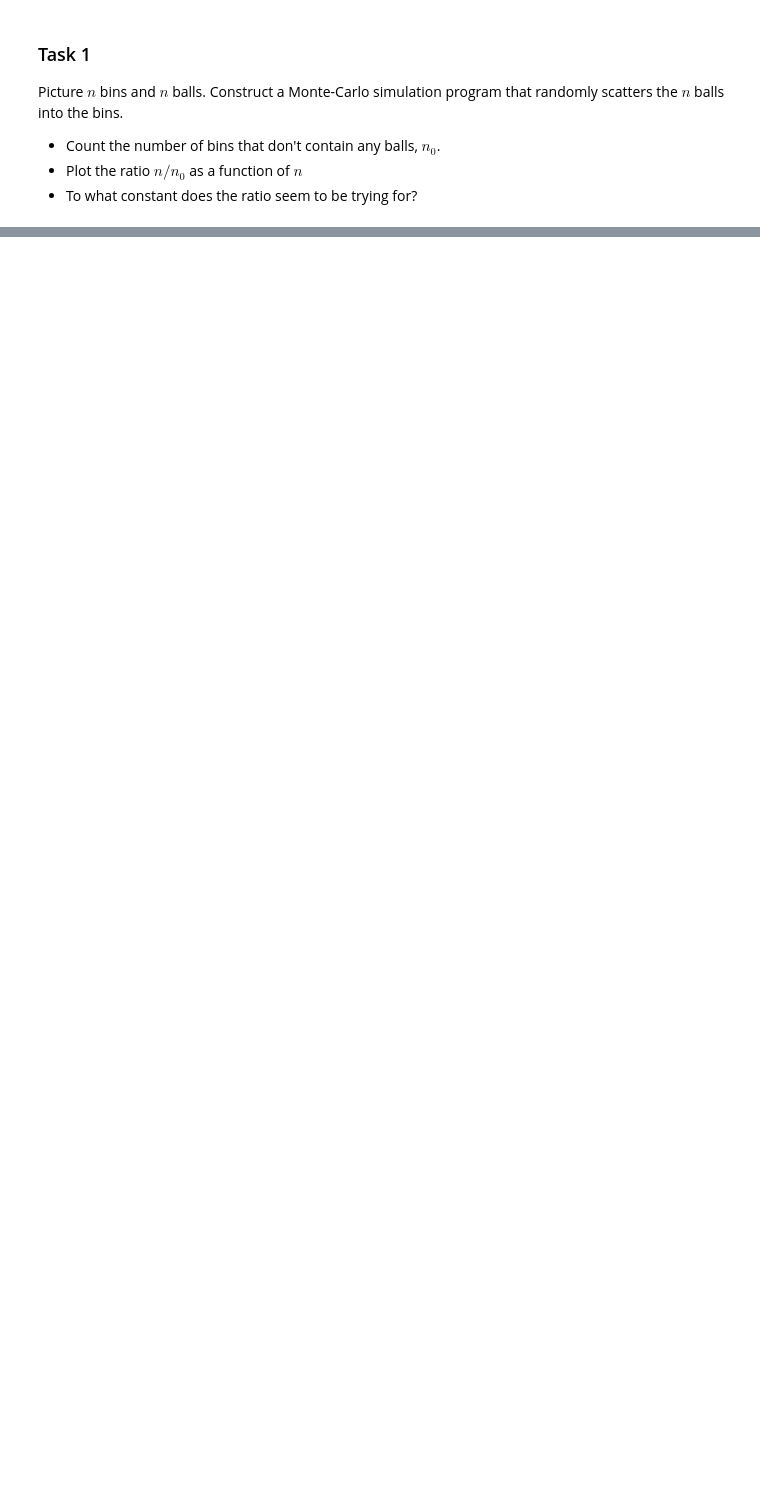
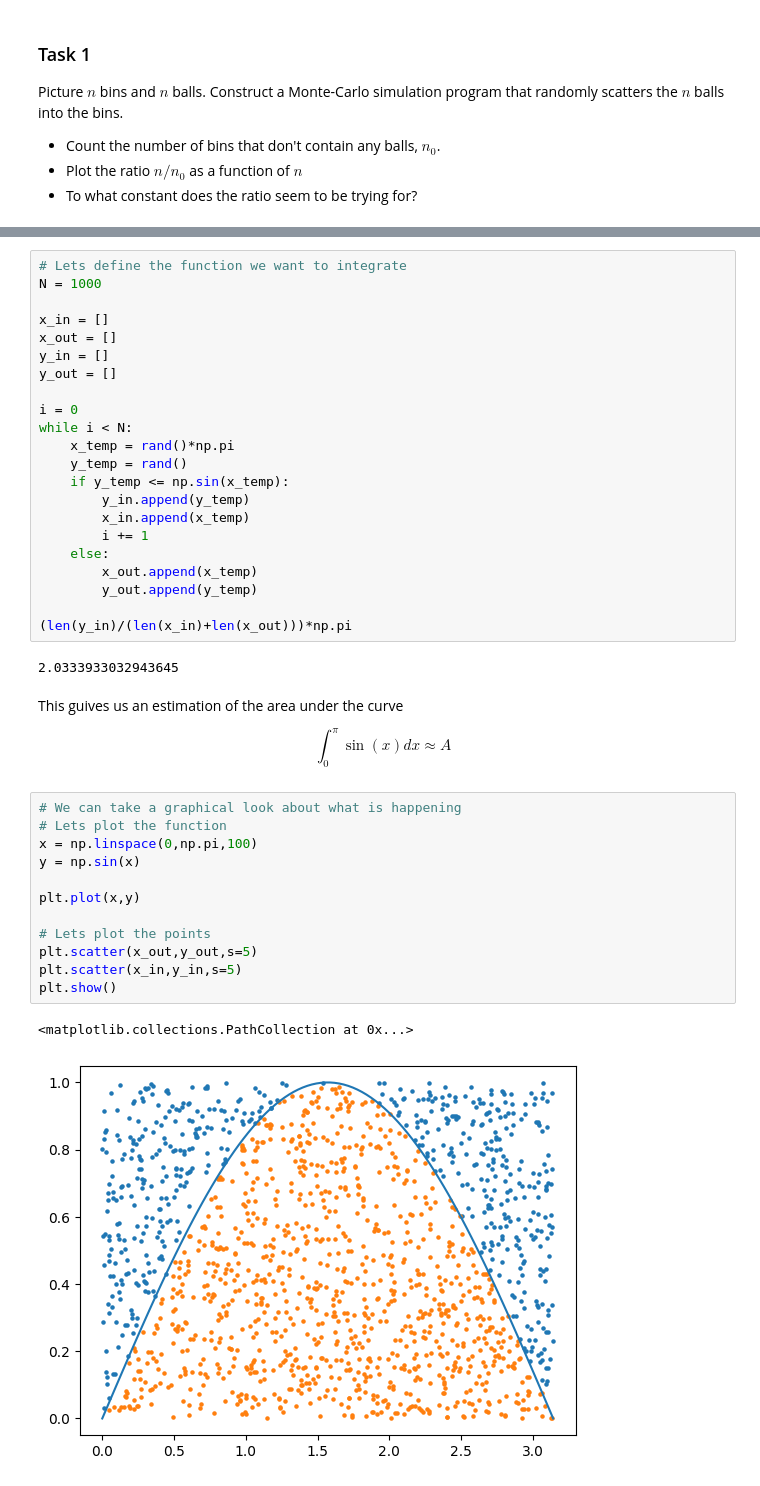
Before and after one commit to FelixCabrera23/Python_for_scientis_101, a Jupyter notebook: Class01/Montecarlo_class1.ipynb, the cells around one changed output, grey strips where cells are left out. Saved outputs shown, nothing was run; the diff lists cells and outputs as text; blank space fills up the shorter version.

```diff
--- a/Class01/Montecarlo_class1.ipynb
+++ b/Class01/Montecarlo_class1.ipynb
@@ -195,0 +212,43 @@ Picture $n$ bins and $n$ balls. Construct a Monte-Carlo simulation program that
+# %%
+# Lets define the function we want to integrate
+N = 1000
+
+x_in = []
+x_out = []
+y_in = []
+y_out = []
+
+i = 0
+while i < N:
+    x_temp = rand()*np.pi
+    y_temp = rand()
+    if y_temp <= np.sin(x_temp):
+        y_in.append(y_temp)
+        x_in.append(x_temp)
+        i += 1
+    else:
+        x_out.append(x_temp)
+        y_out.append(y_temp)
+
+(len(y_in)/(len(x_in)+len(x_out)))*np.pi
+# %% [output]
+2.0333933032943645
+# %% [markdown]
+This guives us an estimation of the area under the curve
+
+$$ \int_0^\pi \sin(x) d x \approx A$$
+# %%
+# We can take a graphical look about what is happening
+# Lets plot the function
+x = np.linspace(0,np.pi,100)
+y = np.sin(x)
+
+plt.plot(x,y)
+
+# Lets plot the points
+plt.scatter(x_out,y_out,s=5)
+plt.scatter(x_in,y_in,s=5)
+plt.show()
+# %% [output]
+<matplotlib.collections.PathCollection at 0x...>
+[figure, added]
```
Also changed, not shown: parts of 20 cells of this notebook.
